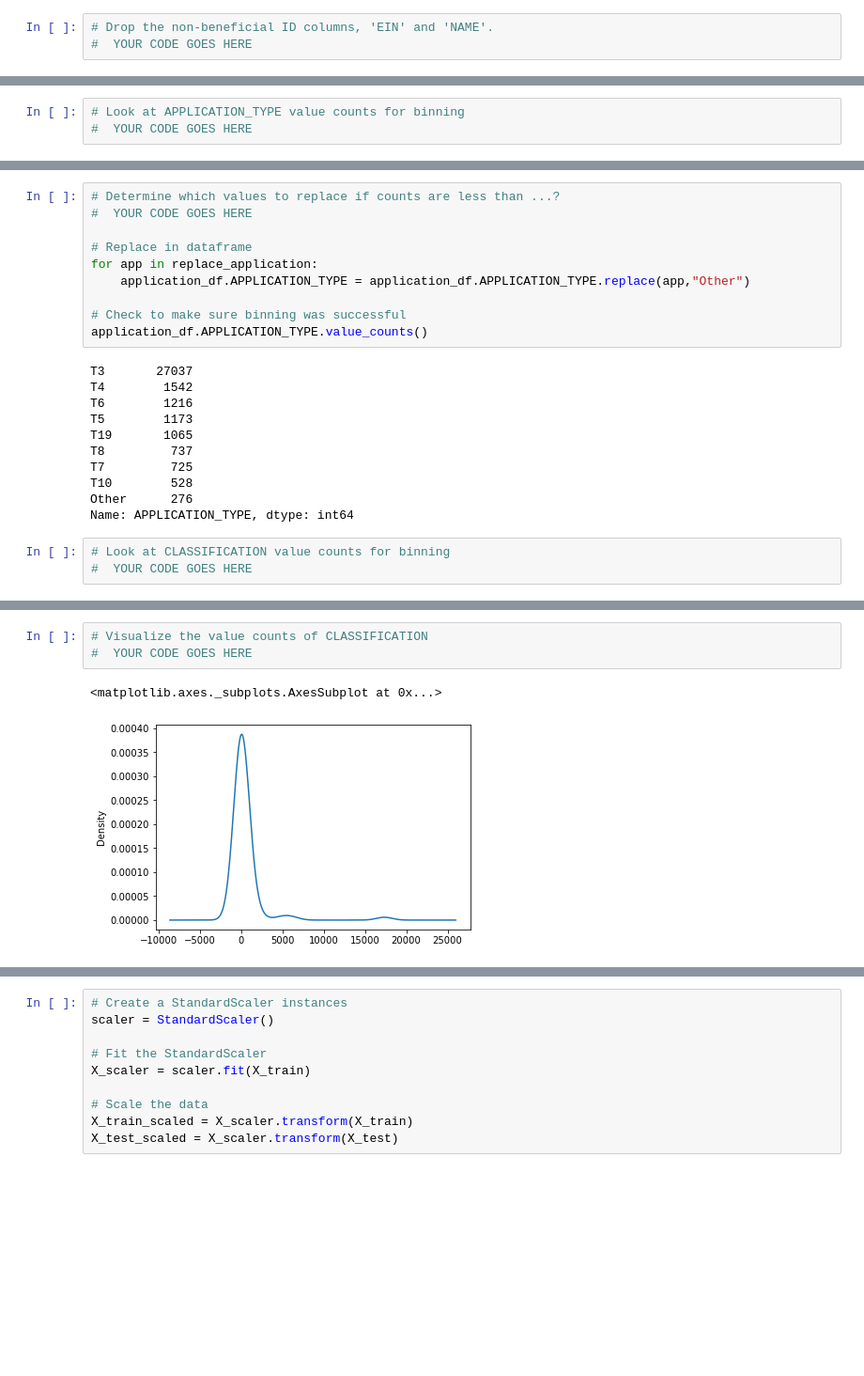
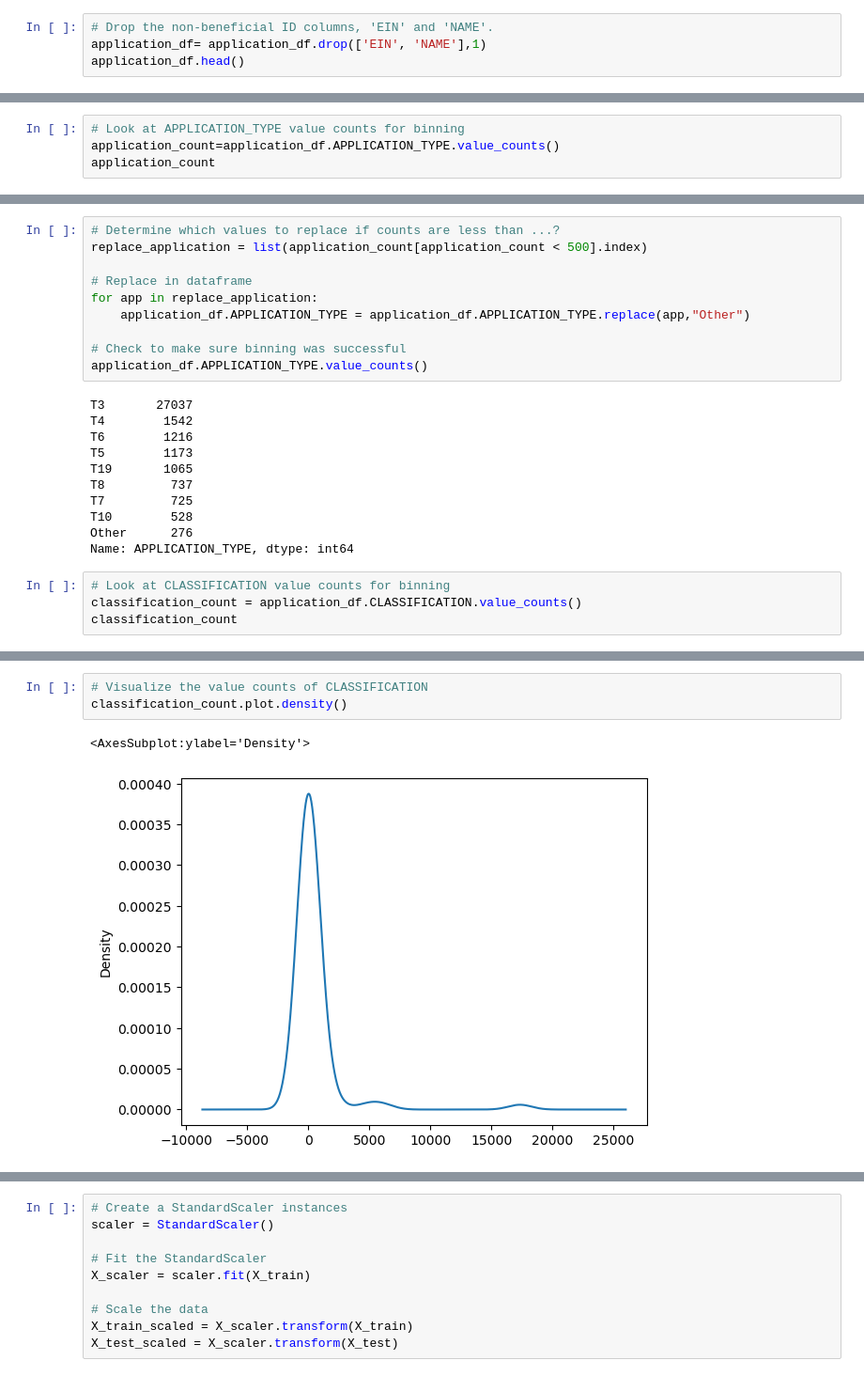
Before and after one commit to melpatjen16/Neural_Network_Charity_Analysis, a Jupyter notebook: AlphabetSoupCharity.ipynb, the cells around one changed output, grey strips where cells are left out. Shown at 94% size. Drawn from its saved outputs; the diff is of its cells as text; blank space fills up the shorter version.

```diff
--- a/AlphabetSoupCharity.ipynb
+++ b/AlphabetSoupCharity.ipynb
@@ -18,3 +21,4 @@ FileNotFoundError: [Errno 2] No such file or directory: '../Resources/charity_da
 # %%
 # Drop the non-beneficial ID columns, 'EIN' and 'NAME'.
-#  YOUR CODE GOES HERE
+application_df= application_df.drop(['EIN', 'NAME'],1)
+application_df.head()
@@ -35,7 +46,8 @@ IS_SUCCESSFUL                2
 dtype: int64
 # %%
 # Look at APPLICATION_TYPE value counts for binning
-#  YOUR CODE GOES HERE
+application_count=application_df.APPLICATION_TYPE.value_counts()
+application_count
 # %% [output]
 T3     27037
 T4      1542
@@ -64,6 +76,6 @@ Name: APPLICATION_TYPE, dtype: int64
 # %%
 # Determine which values to replace if counts are less than ...?
-#  YOUR CODE GOES HERE
+replace_application = list(application_count[application_count < 500].index)
 
 # Replace in dataframe
 for app in replace_application:
@@ -84,7 +96,8 @@ Other      276
 Name: APPLICATION_TYPE, dtype: int64
 # %%
 # Look at CLASSIFICATION value counts for binning
-#  YOUR CODE GOES HERE
+classification_count = application_df.CLASSIFICATION.value_counts()
+classification_count
 # %% [output]
 C1000    17326
 C2000     6074
@@ -100,9 +113,9 @@ C2170        1
 Name: CLASSIFICATION, Length: 71, dtype: int64
 # %%
 # Visualize the value counts of CLASSIFICATION
-#  YOUR CODE GOES HERE
+classification_count.plot.density()
 # %% [output]
-<matplotlib.axes._subplots.AxesSubplot at 0x...>
+<AxesSubplot:ylabel='Density'>
-[figure, old version]
+[figure, new version]
 # %%
 # Determine which values to replace if counts are less than ..?
```
Also changed, not shown: parts of 11 cells of this notebook, 1 other file.
